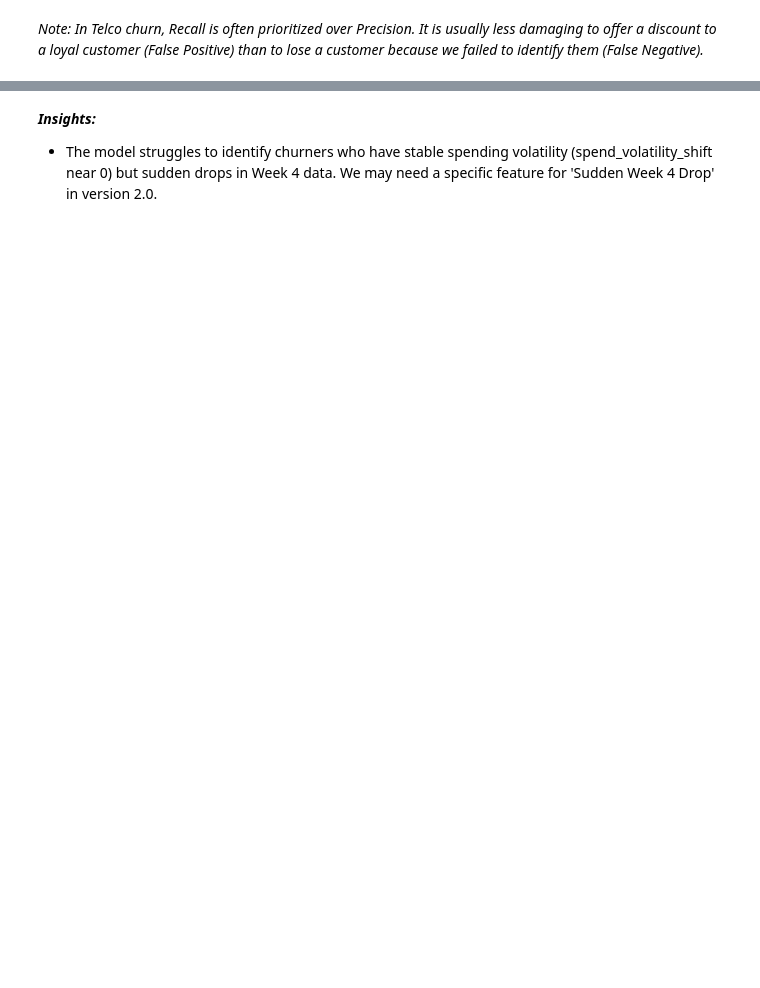
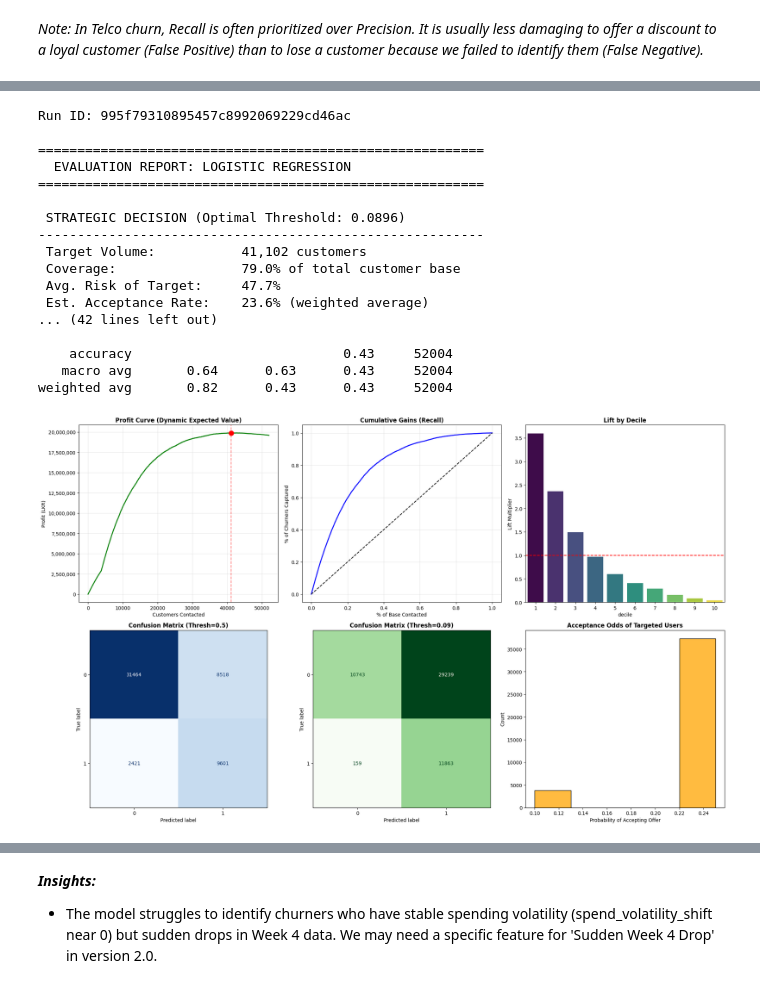
Before and after one commit to tejakusumah-y2008hub/telco-customer-churn-prediction, a Jupyter notebook: notebooks/3.0-yusuftejakusumah-modeling-and-evaluation.ipynb, the cells around one changed output, grey strips where cells are left out. Drawn from its saved outputs; the diff is of its cells as text; code cells hidden in the pictures; blank space fills up the shorter version.

```diff
--- a/notebooks/3.0-yusuftejakusumah-modeling-and-evaluation.ipynb
+++ b/notebooks/3.0-yusuftejakusumah-modeling-and-evaluation.ipynb
@@ -687,0 +623,34 @@ with mlflow.start_run(run_name="Final_Model_Evaluation_for_Training"):
+# %%
+# Note: Inputs are defined in LKR
+# classy-shrimp-733
+lr_evaluation_df = comprehensive_churn_evaluation(
+        model=final_lr_model,
+        X=X_train,
+        y=y_train,
+        model_name="Logistic Regression",
+        run_id=run_id,
+        ltv=LTV_LKR,
+        cost_offer=COST_OFFER_LKR,
+        cost_contact=COST_CONTACT_LKR,
+        acceptance_rate_base=ACCEPTANCE_RATE,
+        currency="LKR"
+        )
+# %% [output]
+Run ID: 995f79310895457c8992069229cd46ac
+
+=========================================================
+  EVALUATION REPORT: LOGISTIC REGRESSION
+=========================================================
+
+ STRATEGIC DECISION (Optimal Threshold: 0.0896)
+---------------------------------------------------------
+ Target Volume:           41,102 customers
+ Coverage:                79.0% of total customer base
+ Avg. Risk of Target:     47.7%
+ Est. Acceptance Rate:    23.6% (weighted average)
+... (42 lines left out)
+
+    accuracy                           0.43     52004
+   macro avg       0.64      0.63      0.43     52004
+weighted avg       0.82      0.43      0.43     52004
+[figure, added]
```
Also changed, not shown: parts of 49 cells of this notebook.
